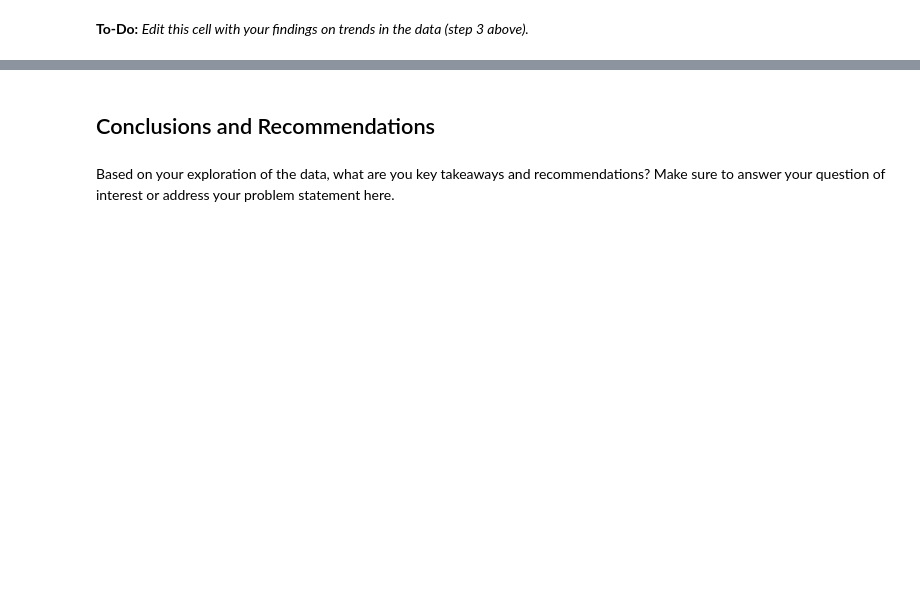
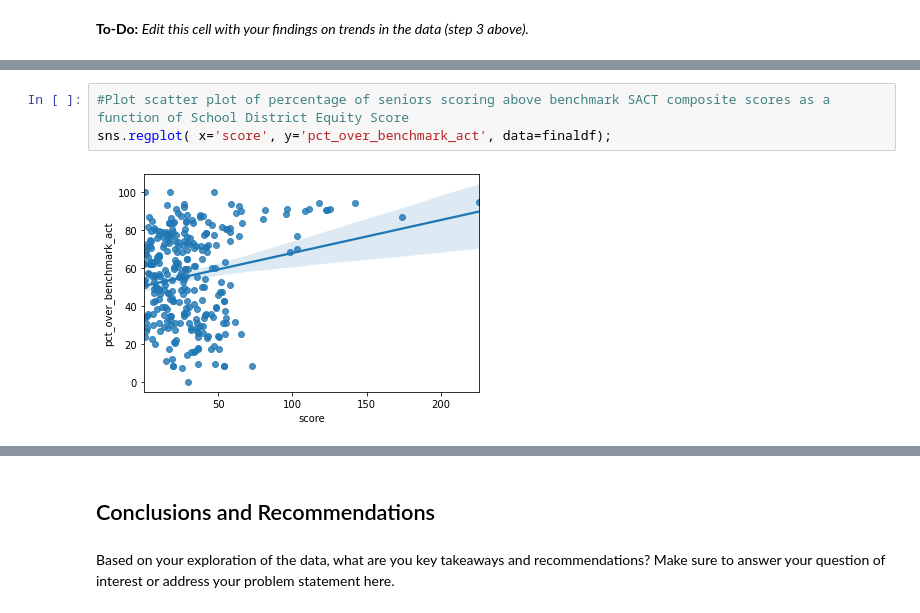
Before and after one commit to griffinbran/Temp-Repo-1, a Jupyter notebook: code/starter-code.ipynb, the cells around one changed output, grey strips where cells are left out. Cells and saved outputs as stored; diff of their text form; blank space fills up the shorter version.

```diff
--- a/code/starter-code.ipynb
+++ b/code/starter-code.ipynb
@@ -544,0 +663,5 @@ Here are some prompts to get you started with visualizations. Feel free to add a
+# %%
+#Plot scatter plot of percentage of seniors scoring above benchmark SACT composite scores as a function of School District Equity Score
+sns.regplot( x='score', y='pct_over_benchmark_act', data=finaldf);
+# %% [output]
+[figure, added]
```
Also changed, not shown: parts of 28 cells of this notebook, 12 other files.
